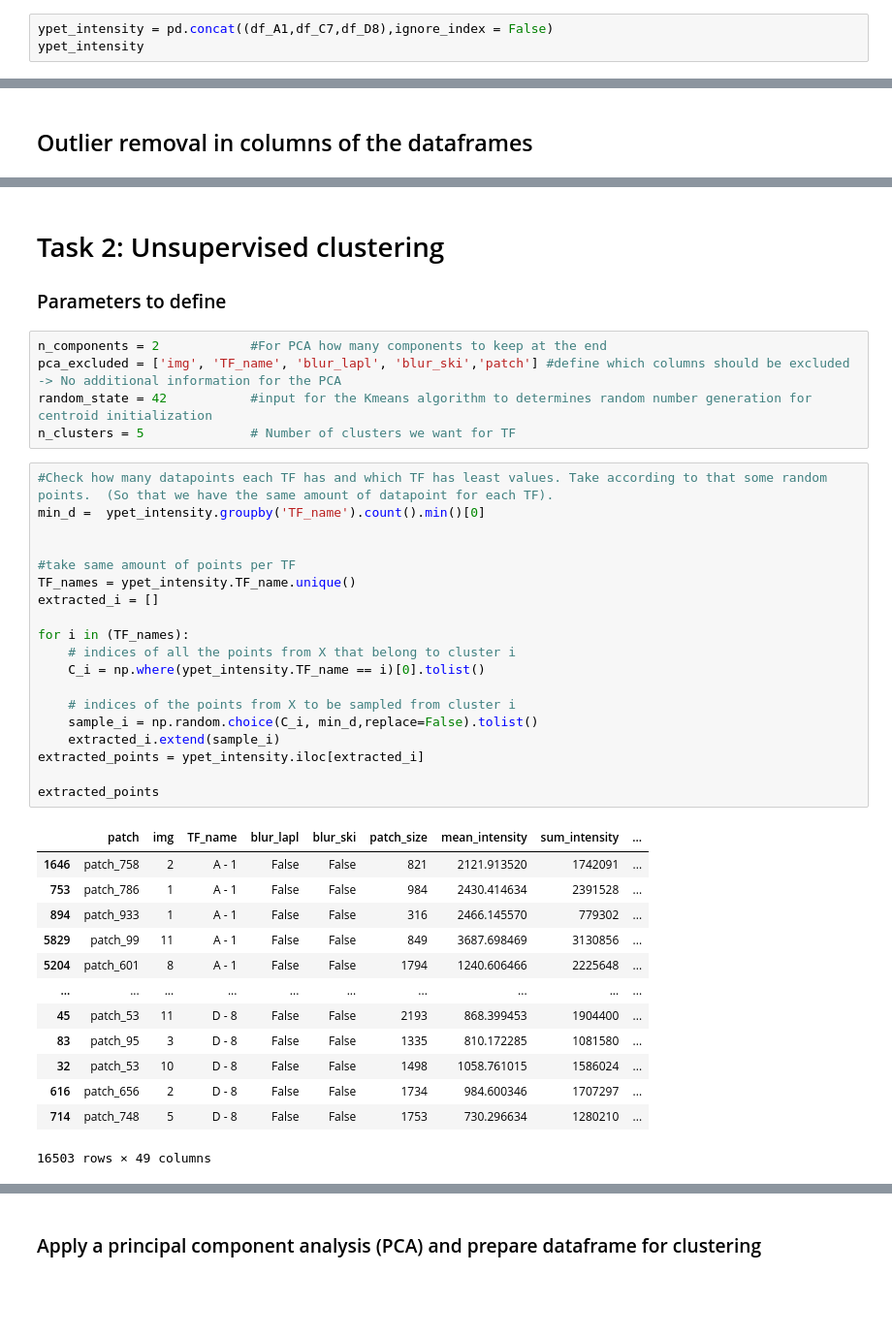
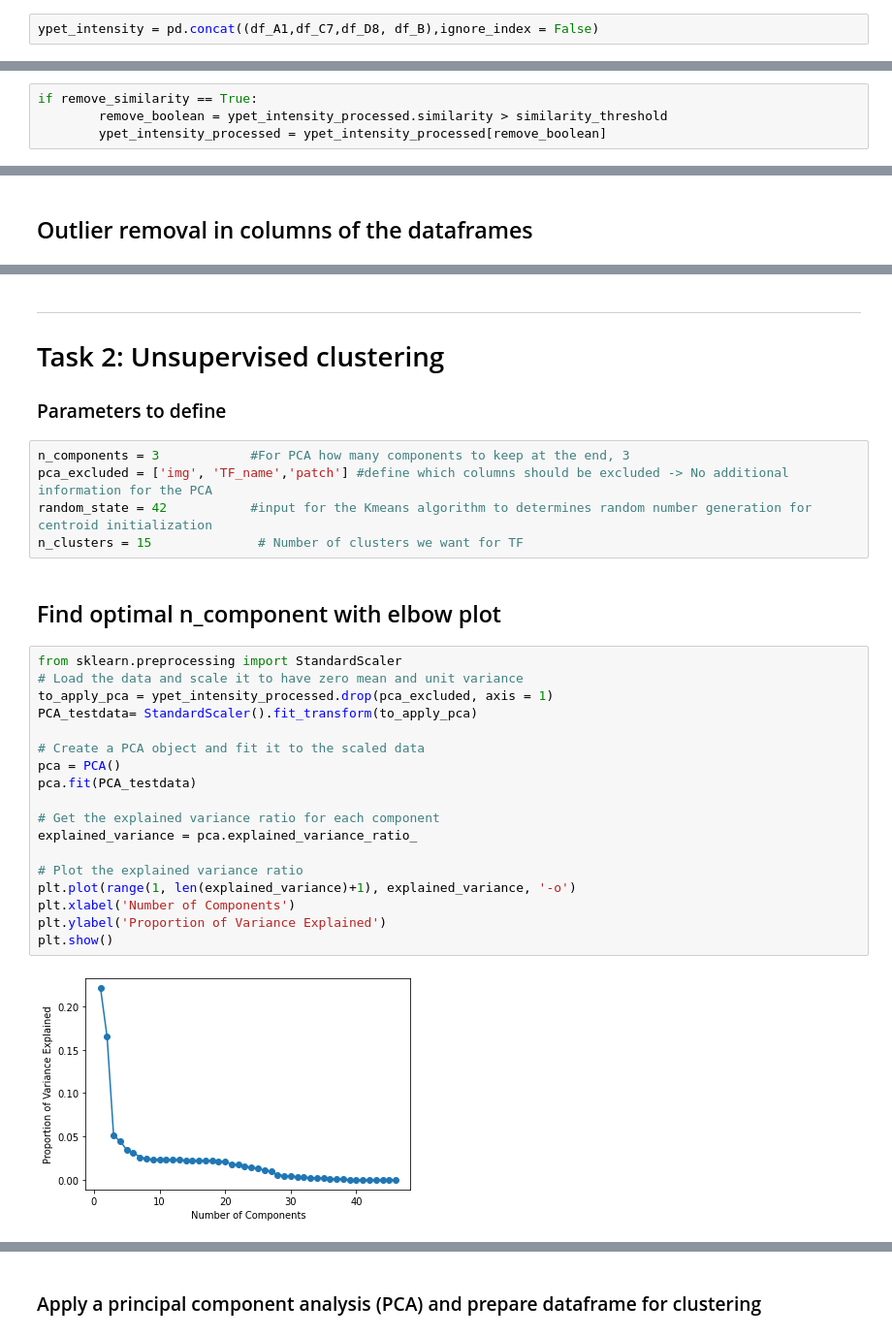
Before and after one commit to CS-433/ml-project-2-transcripted_cherry, a Jupyter notebook: Jupyter notebooks/Task_2.ipynb, the cells around one changed output, grey strips where cells are left out. Shown at 97% size. Drawn from its saved outputs; the diff is of its cells as text; blank space fills up the shorter version.

```diff
--- a/Jupyter notebooks/Task_2.ipynb
+++ b/Jupyter notebooks/Task_2.ipynb
@@ -57,3 +24,2 @@ df_D8 = pd.read_csv ('../Features/TF1_D8.csv',index_col = 0)
 # %%
-ypet_intensity = pd.concat((df_A1,df_C7,df_D8),ignore_index = False)
-ypet_intensity
+ypet_intensity = pd.concat((df_A1,df_C7,df_D8, df_B),ignore_index = False)
@@ -93,0 +65,4 @@ ypet_intensity_processed = ypet_intensity.copy()
+# %%
+if remove_similarity == True:
+        remove_boolean = ypet_intensity_processed.similarity > similarity_threshold
+        ypet_intensity_processed = ypet_intensity_processed[remove_boolean]
@@ -121,42 +145,32 @@ if normalization == True:
 # %% [markdown]
+***
 # Task 2: Unsupervised clustering
 
 ### Parameters to define
 # %%
-n_components = 2            #For PCA how many components to keep at the end
-pca_excluded = ['img', 'TF_name', 'blur_lapl', 'blur_ski','patch'] #define which columns should be excluded -> No additional information for the PCA
+n_components = 3            #For PCA how many components to keep at the end, 3
+pca_excluded = ['img', 'TF_name','patch'] #define which columns should be excluded -> No additional information for the PCA
 random_state = 42           #input for the Kmeans algorithm to determines random number generation for centroid initialization
-n_clusters = 5              # Number of clusters we want for TF
+n_clusters = 15              # Number of clusters we want for TF
-# %%
-#Check how many datapoints each TF has and which TF has least values. Take according to that some random points.  (So that we have the same amount of datapoint for each TF).
-min_d =  ypet_intensity.groupby('TF_name').count().min()[0]
-
-
-#take same amount of points per TF
-TF_names = ypet_intensity.TF_name.unique()
-extracted_i = []
-
-for i in (TF_names):
-    # indices of all the points from X that belong to cluster i
-    C_i = np.where(ypet_intensity.TF_name == i)[0].tolist()
-
-    # indices of the points from X to be sampled from cluster i
-    sample_i = np.random.choice(C_i, min_d,replace=False).tolist()
-    extracted_i.extend(sample_i)
-extracted_points = ypet_intensity.iloc[extracted_i]
-
-extracted_points
-# %% [output]
-|  | patch | img | TF_name | blur_lapl | blur_ski | patch_size | mean_intensity | sum_intensity | ... |
-| 1646 | patch_758 | 2 | A - 1 | False | False | 821 | 2121.913520 | 1742091 | ... |
-| 753 | patch_786 | 1 | A - 1 | False | False | 984 | 2430.414634 | 2391528 | ... |
-| 894 | patch_933 | 1 | A - 1 | False | False | 316 | 2466.145570 | 779302 | ... |
-| 5829 | patch_99 | 11 | A - 1 | False | False | 849 | 3687.698469 | 3130856 | ... |
-| 5204 | patch_601 | 8 | A - 1 | False | False | 1794 | 1240.606466 | 2225648 | ... |
-| ... | ... | ... | ... | ... | ... | ... | ... | ... | ... |
-| 45 | patch_53 | 11 | D - 8 | False | False | 2193 | 868.399453 | 1904400 | ... |
-| 83 | patch_95 | 3 | D - 8 | False | False | 1335 | 810.172285 | 1081580 | ... |
-| 32 | patch_53 | 10 | D - 8 | False | False | 1498 | 1058.761015 | 1586024 | ... |
-| 616 | patch_656 | 2 | D - 8 | False | False | 1734 | 984.600346 | 1707297 | ... |
-| 714 | patch_748 | 5 | D - 8 | False | False | 1753 | 730.296634 | 1280210 | ... |
-16503 rows × 49 columns
+# %% [markdown]
+## Find optimal n_component with elbow plot
+# %%
+from sklearn.preprocessing import StandardScaler
+# Load the data and scale it to have zero mean and unit variance
+to_apply_pca = ypet_intensity_processed.drop(pca_excluded, axis = 1)
+PCA_testdata= StandardScaler().fit_transform(to_apply_pca)
+
+# Create a PCA object and fit it to the scaled data
+pca = PCA()
+pca.fit(PCA_testdata)
+
+# Get the explained variance ratio for each component
+explained_variance = pca.explained_variance_ratio_
+
+# Plot the explained variance ratio
+plt.plot(range(1, len(explained_variance)+1), explained_variance, '-o')
+plt.xlabel('Number of Components')
+plt.ylabel('Proportion of Variance Explained')
+plt.show()
+# %% [output]
+[figure, added]
```
Also changed, not shown: parts of 41 cells of this notebook.
